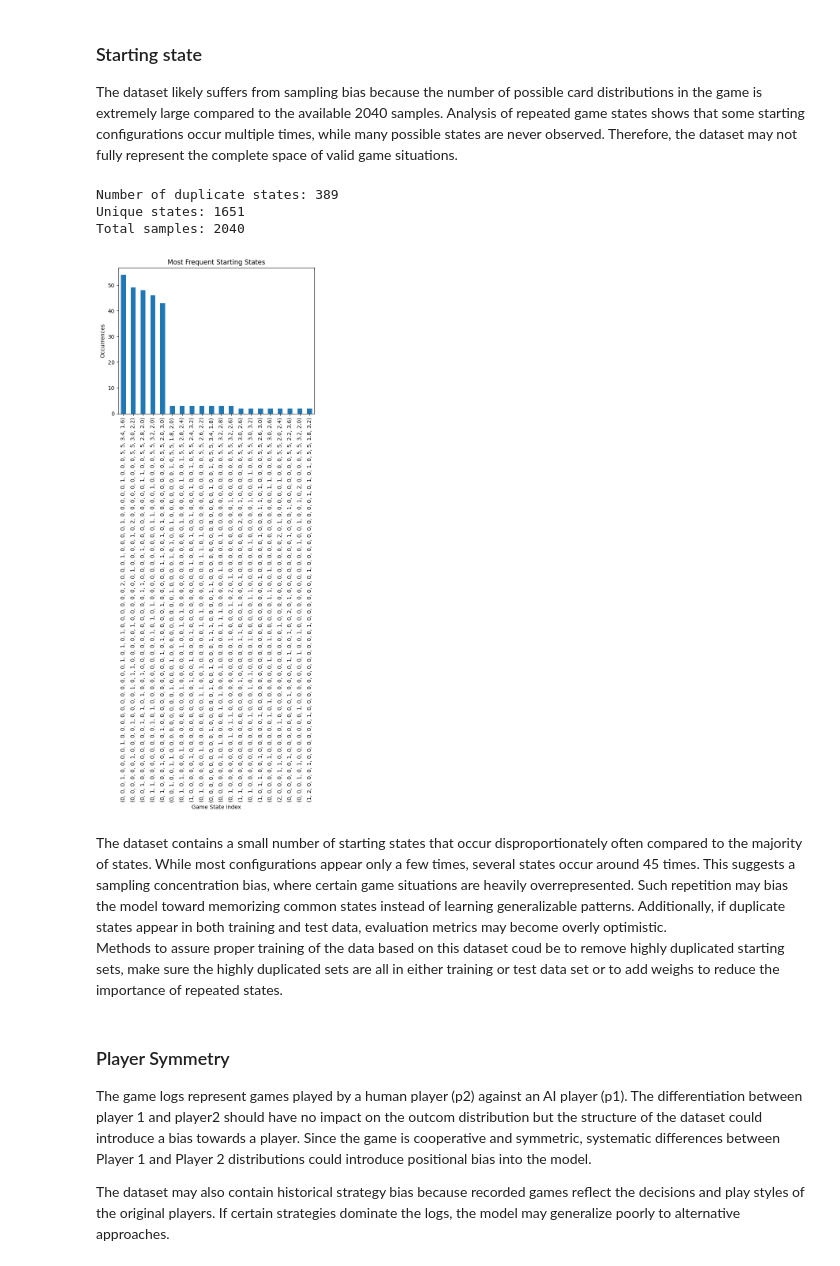
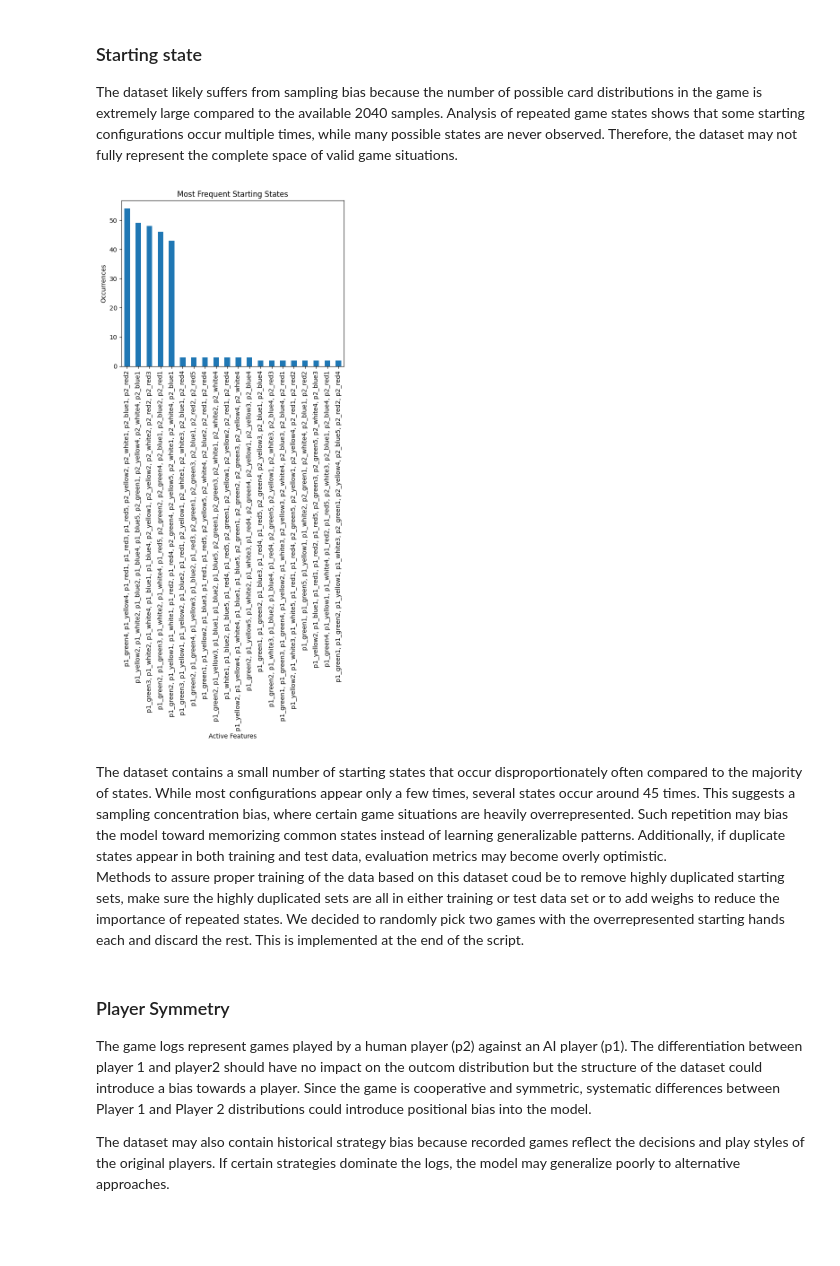
Before and after one commit to cosimab/hanabi_ml, a Jupyter notebook: 1_DatasetCharacteristics/exploratory_data_analysis.ipynb, the cells around one changed output. Cells and saved outputs as stored; diff of their text form; code cells hidden in the pictures; blank space fills up the shorter version.

Commit message:
Added data clean up

```diff
--- a/1_DatasetCharacteristics/exploratory_data_analysis.ipynb
+++ b/1_DatasetCharacteristics/exploratory_data_analysis.ipynb
@@ -220,39 +220,42 @@ plt.show()
 ### Starting state
 The dataset likely suffers from sampling bias because the number of possible card distributions in the game is extremely large compared to the available 2040 samples. Analysis of repeated game states shows that some starting configurations occur multiple times, while many possible states are never observed. Therefore, the dataset may not fully represent the complete space of valid game situations.
 # %%
-feature_cols = [c for c in df.columns if c not in ["file_source", "final_score"]]
-
-duplicate_count = df.duplicated(subset=feature_cols).sum()
-
-print("Number of duplicate states:", duplicate_count)
-
-unique_states = df[feature_cols].drop_duplicates().shape[0]
-
-print("Unique states:", unique_states)
-print("Total samples:", len(df))
+feature_cols = [c for c in df.columns if c not in ["file_source", "final_score", "p1_hand_sum", "p2_hand_sum"]]
 
 state_frequencies = (
     df[feature_cols]
     .value_counts()
     .sort_values(ascending=False)
 )
 
-state_frequencies.head(20).plot(kind="bar")
+# Convert each state tuple to a readable label
+labels = []
+for state in state_frequencies.index:
+    active_features = [
+        col
+        for col, value in zip(feature_cols, state)
+        if value != 0
+    ]
 
-plt.xlabel("Game State Index")
+    labels.append(", ".join(active_features) if active_features else "None")
+
+# Plot top 20
+top_n = 20
+ax = state_frequencies.head(top_n).plot(kind="bar")
+
+ax.set_xticklabels(labels[:top_n], rotation=90)
+
+plt.xlabel("Active Features")
 plt.ylabel("Occurrences")
 plt.title("Most Frequent Starting States")
-
+plt.tight_layout()
 plt.show()
 # %% [output]
-Number of duplicate states: 389
-Unique states: 1651
-Total samples: 2040
-[figure, old version]
+[figure, new version]
 # %% [markdown]
 The dataset contains a small number of starting states that occur disproportionately often compared to the majority of states. While most configurations appear only a few times, several states occur around 45 times. This suggests a sampling concentration bias, where certain game situations are heavily overrepresented.
 Such repetition may bias the model toward memorizing common states instead of learning generalizable patterns. Additionally, if duplicate states appear in both training and test data, evaluation metrics may become overly optimistic.
-Methods to assure proper training of the data based on this dataset coud be to remove highly duplicated starting sets, make sure the highly duplicated sets are all in either training or test data set or to add weighs to reduce the importance of repeated states.
+Methods to assure proper training of the data based on this dataset coud be to remove highly duplicated starting sets, make sure the highly duplicated sets are all in either training or test data set or to add weighs to reduce the importance of repeated states. We decided to randomly pick two games with the overrepresented starting hands each and discard the rest. This is implemented at the end of the script.
 # %% [markdown]
 ### Player Symmetry
 The game logs represent games played by a human player (p2) against an AI player (p1). The differentiation between player 1 and player2 should have no impact on the outcom distribution but the structure of the dataset could introduce a bias towards a player. Since the game is cooperative and symmetric, systematic differences between Player 1 and Player 2 distributions could introduce positional bias into the model.
```
Also changed, not shown: parts of 6 cells of this notebook, 1 other file.
